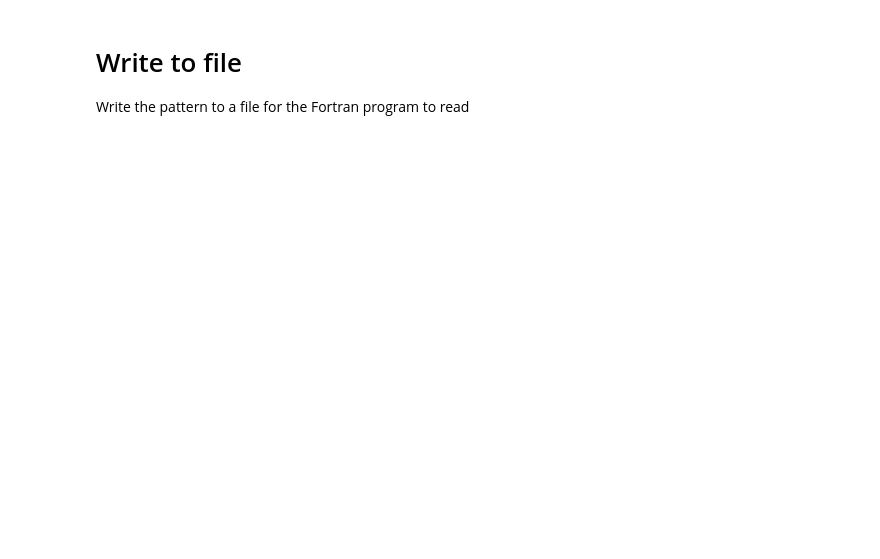
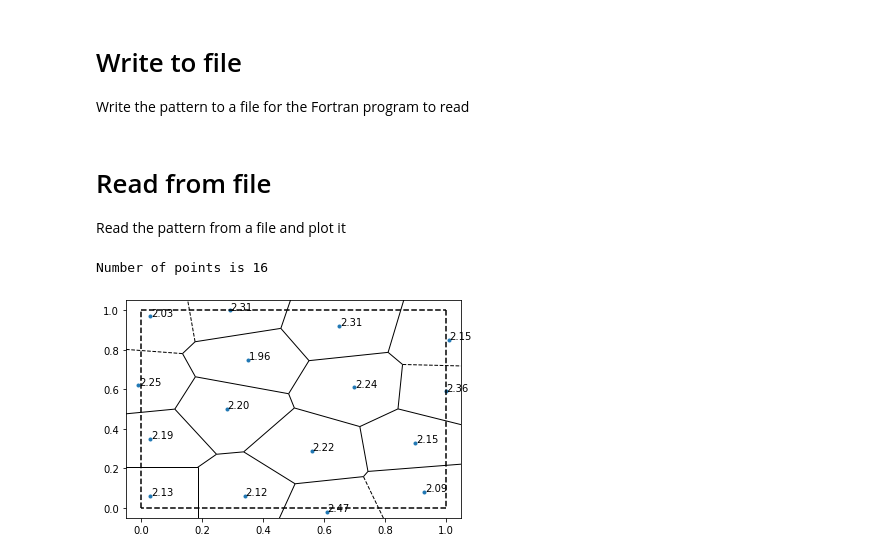
Before and after one commit to NanoPhysicsCenter/RUMDEED, a Jupyter notebook: scripts/Voronoi/Sampling.ipynb, the cells around one changed output. Drawn from its saved outputs; the diff is of its cells as text; code cells hidden in the pictures; blank space fills up the shorter version.

Commit message:
On branch dev  Changes to be committed: 	modified:   scripts/Voronoi/Sampling.ipynb 	modified:   scripts/Voronoi/Voronoi.ipynb

```diff
--- a/scripts/Voronoi/Sampling.ipynb
+++ b/scripts/Voronoi/Sampling.ipynb
@@ -251,8 +256,49 @@ plt.show()
 # Write to file
 Write the pattern to a file for the Fortran program to read
 # %%
-with open('w_theta', 'w+') as f:
+with open('w_theta', 'w') as f:
     f.write('4\n')
     f.write('{:d}\n'.format(num_points))
     for p, w, s in zip(points, work_fun, sec.astype(int)):
         f.write('{:4.2f} {:4.2f} {:4.2f} {:d}\n'.format(p[0], p[1], w, s))
+# %% [markdown]
+# Read from file
+Read the pattern from a file and plot it
+# %%
+with open('w_theta', 'r') as f:
+    if (int(f.readline()) == 4): # Check if Voronoi file
+        num_p = int(f.readline()) # Read the number of points
+        print('Number of points is ' + str(num_p))
+        data = np.loadtxt(f) # Read the rest of the file into a numpy array
+
+        # Extract columns
+        p_x = data[:, 0]
+        p_y = data[:, 1]
+        w = data[:, 2]
+        sec = data[:, 3]
+
+        # Generate diagram
+        points = np.array(list(zip(p_x, p_y)))
+        vor = Voronoi(points)
+        fig = voronoi_plot_2d(vor=vor, show_vertices=False)
+
+        # Make plot
+        plt.xlim(-0.05, 1.05)
+        plt.ylim(-0.05, 1.05)
+
+        # Draw points
+        for p, s in zip(points, w):
+            plt.annotate('{:4.2f}'.format(s), p+0.0025)
+
+        # Draw emitter area
+        plt.plot([0.0, 0.0], [0.0, 1.0], '--k')
+        plt.plot([0.0, 1.0], [1.0, 1.0], '--k')
+        plt.plot([1.0, 1.0], [1.0, 0.0], '--k')
+        plt.plot([1.0, 0.0], [0.0, 0.0], '--k')
+
+        plt.show()
+    else:
+        print('Not a voronoi w_theta file')
+# %% [output]
+Number of points is 16
+[figure, added]
```
Also changed, not shown: parts of 6 cells of this notebook, 1 other file.
